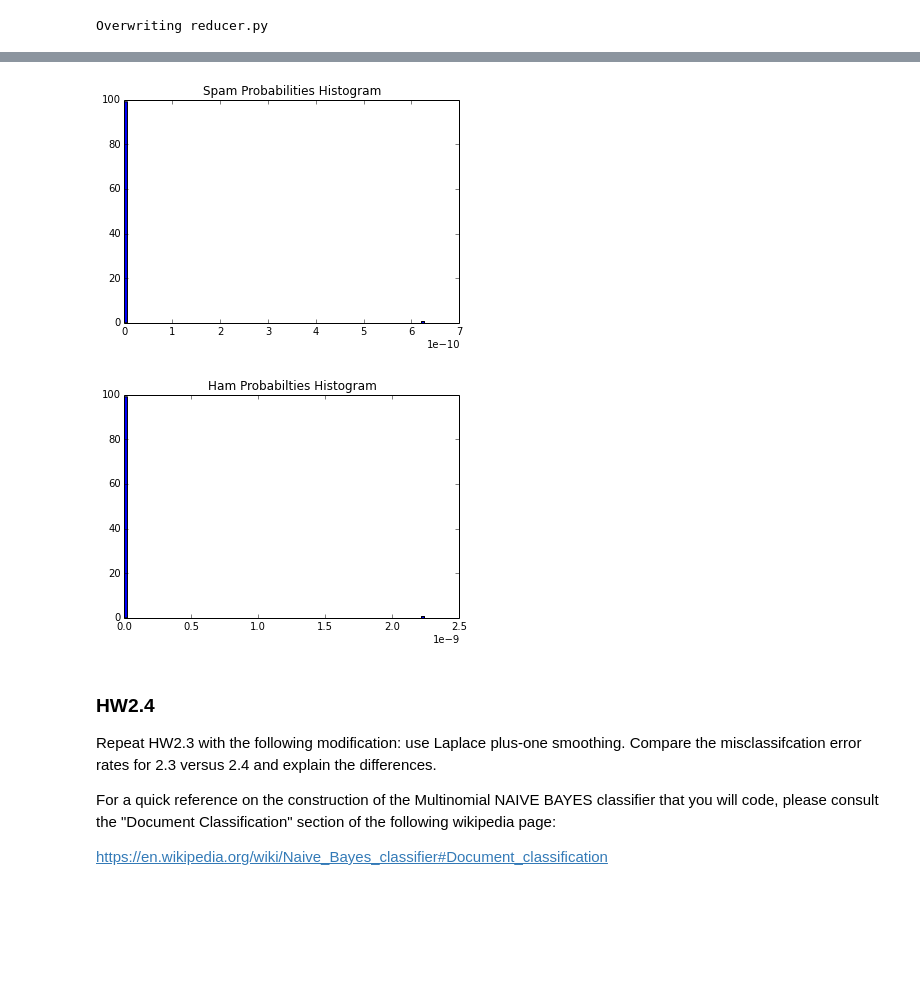
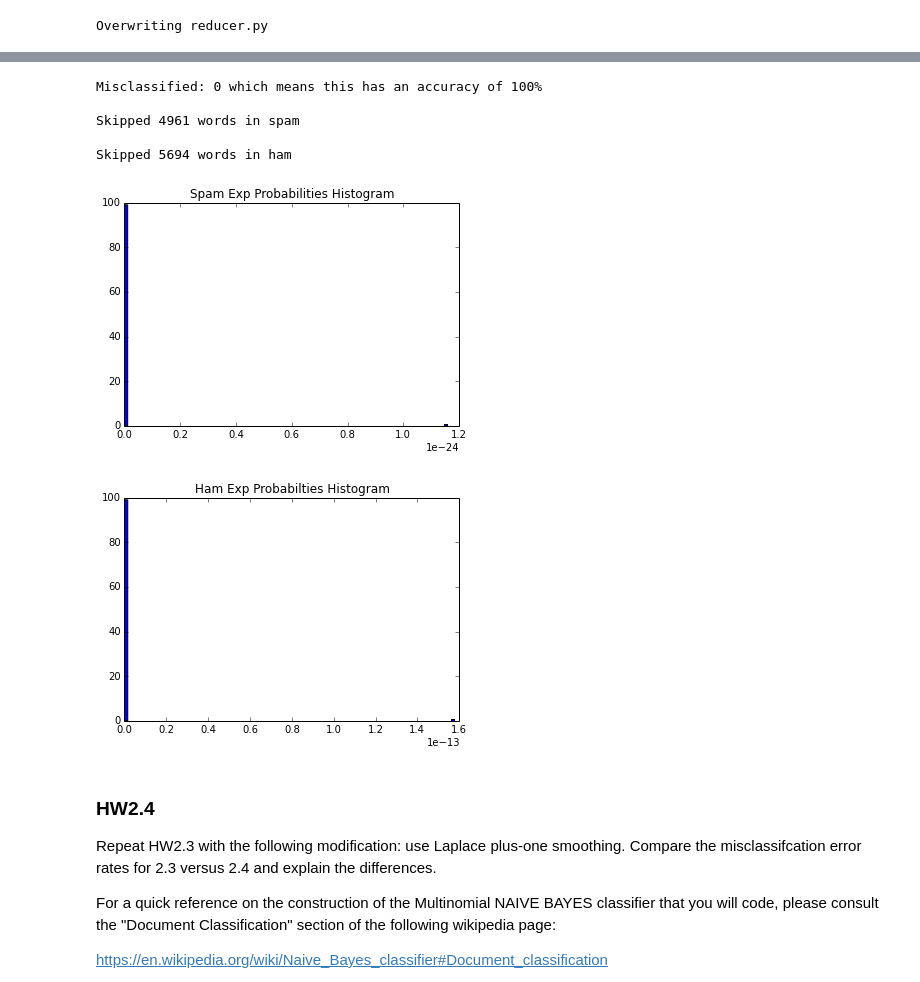
Before and after one commit to dunmireg/261HW, a Jupyter notebook: HW2/MIDS-W261-2016-HWK-Week02-Dunmire.ipynb, the cells around one changed output, grey strips where cells are left out. Saved outputs shown, nothing was run; the diff lists cells and outputs as text; code cells hidden in the pictures; blank space fills up the shorter version.

```diff
--- a/HW2/MIDS-W261-2016-HWK-Week02-Dunmire.ipynb
+++ b/HW2/MIDS-W261-2016-HWK-Week02-Dunmire.ipynb
@@ -551,14 +744,21 @@ Overwriting mapper.py
 #!/usr/bin/python
 import sys
 
-misclassified = 0
+misclassified = 0 #number of emails misclassified
+skipSpam = 0 #number of times skip a word in spam
+skipHam = 0
 
 for line in sys.stdin:
-    components = line.split('\t')
-    if int(components[1]) != int(components[2]):
+    components = line.split('\t') #parse intput
+    if int(components[1]) != int(components[2]): #if the true classification and the predicted do not agree, increment
             misclassified += 1
-    print line
+    skipSpam = int(components[5])
+    skipHam = int(components[6])
+    print line #print results
+#print output
 print "Misclassified: " + str(misclassified) + " which means this has an accuracy of " + str(100-misclassified) + "%"
+print "Skipped " + str(skipSpam) + " words in spam"
+print "Skipped " + str(skipHam) + " words in ham"
 # %% [output]
 Overwriting reducer.py
 # %%
@@ -669,34 +851,50 @@ Stopping secondary namenodes [0.0.0.0]
+# %%
+#Display outputs from results file
+import os
+
+with open(os.path.join('./enroneEmailClassificationNoSmoothing', 'part-00000'), 'r') as myfile:
+    lines = myfile.readlines() #read file
+    lines = lines[-3:] #get last 3 lines
+    for line in lines:
+        print line #print results
+# %% [output]
+Misclassified: 0 which means this has an accuracy of 100%
+
+Skipped 4961 words in spam
+
+Skipped 5694 words in ham
 # %%
 %matplotlib inline
 #Make histogram
 import os
 import matplotlib.pyplot as plt
 
-spam_probs = []
-ham_probs = []
-with open(os.path.join('./enroneEmailClassificationNoSmoothing', 'part-00000'), 'r') as myfile:
+spam_probs = [] #list of spam probabilities
+ham_probs = [] #list of ham probabilities
+with open(os.path.join('./enroneEmailClassificationNoSmoothing', 'part-00000'), 'r') as myfile: #read file
     lines = myfile.readlines()
-    misclassified = 0
-    for line in lines[:-2]:
+    for line in lines[:-3]: #exclude last 3 lines which have results
         components = line.split('\t')
-        spam_probs.append(float(components[3]))
-        ham_probs.append(float(components[4]))
+        if len(line) != 2: #I believe I have too many text components and a newline character is getting introduced and some whitespace
+            #This is an outstanding error I was not able to resolve but I can parse using the logic above
+            spam_probs.append(float(components[3]))
+            ham_probs.append(float(components[4]))
 
 s = plt.figure(1)
 plt.hist(spam_probs, bins = 100)
 plt.xlabel = "Probability"
 plt.ylabel = "Frequency"
-plt.title("Spam Probabilities Histogram")
+plt.title("Spam Exp Probabilities Histogram")
 
 h = plt.figure(2)
 plt.hist(ham_probs, bins = 100)
 plt.xlabel = "Probability"
 plt.ylabel = "Frequency"
-plt.title("Ham Probabilties Histogram")
+plt.title("Ham Exp Probabilties Histogram")
 plt.show()
 # %% [output]
-[figure, old version]
+[figure, new version]
-[figure, old version]
+[figure, new version]
 # %% [markdown]
 ### HW2.4
 
```
Also changed, not shown: parts of 89 cells of this notebook, 12 other files.
